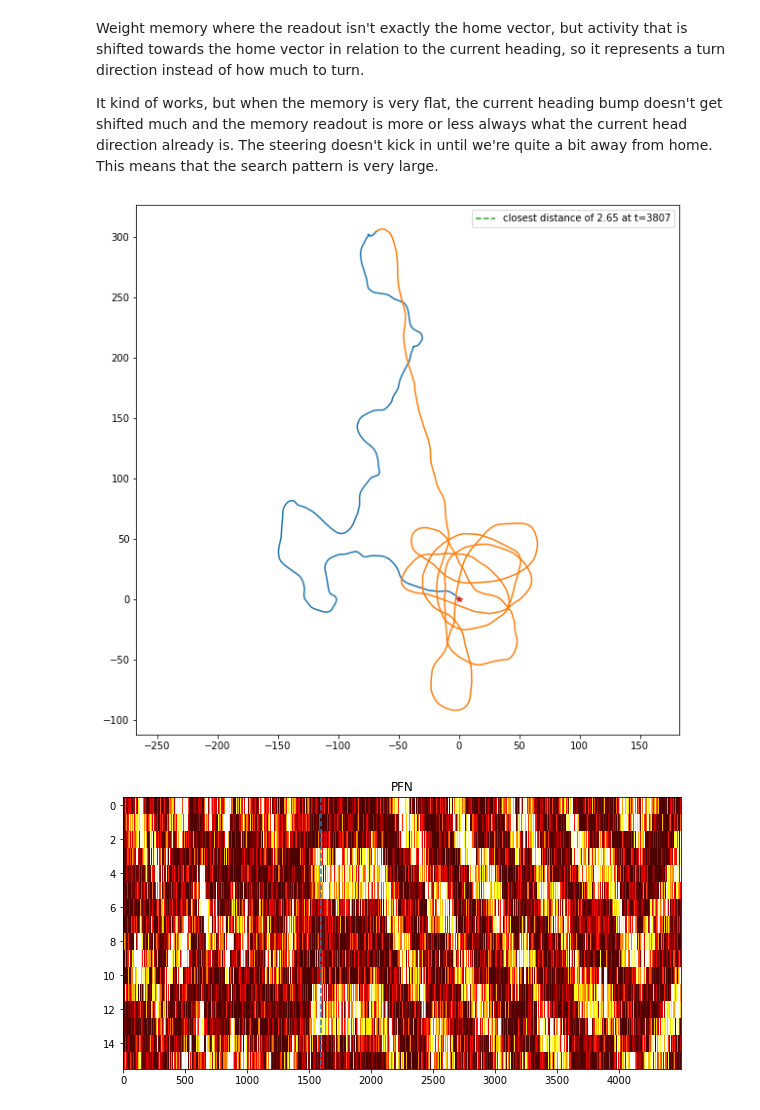
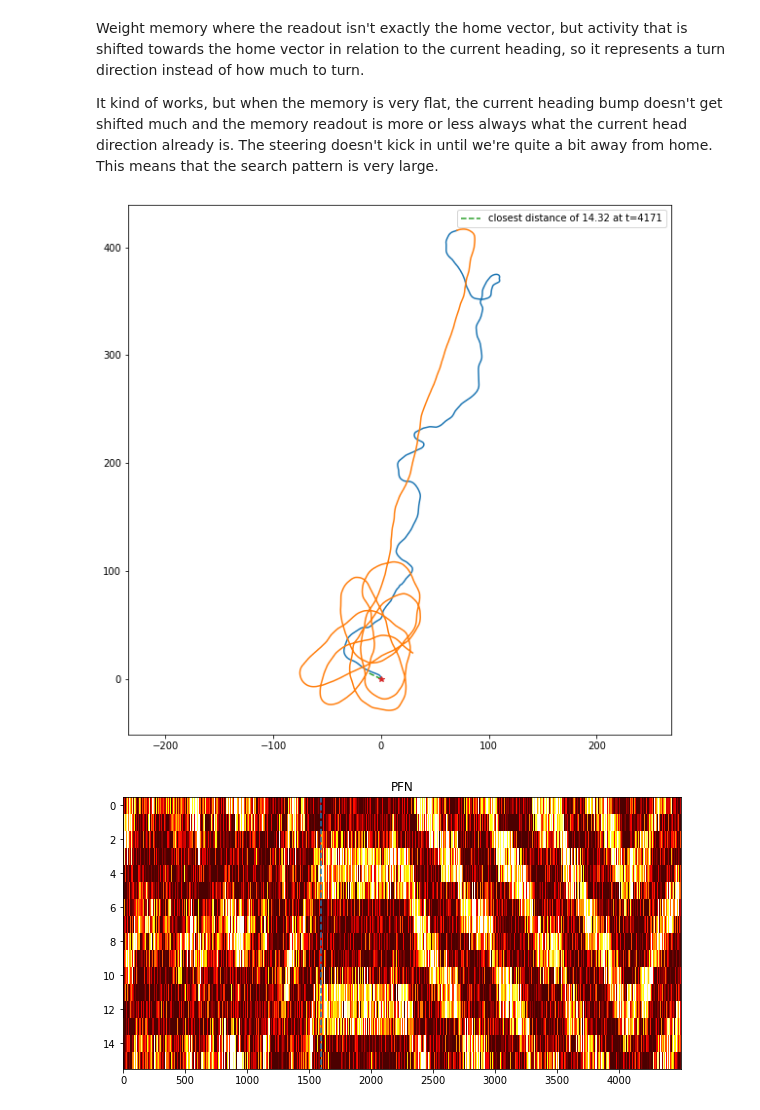
Before and after one commit to nilsceberg/path-integration-memory, a Jupyter notebook: notebooks/ideas/shifted-readout-steering dyes.ipynb, the cells around one changed output. Saved outputs shown, nothing was run; the diff lists cells and outputs as text; code cells hidden in the pictures.

```diff
--- a/notebooks/ideas/shifted-readout-steering dyes.ipynb
+++ b/notebooks/ideas/shifted-readout-steering dyes.ipynb
@@ -22,7 +22,7 @@ parameters = {
     "T_inbound": 3000,
     "min_homing_distance": 300,
     "motor_factor": 0.1,
-    "seed": 42,
+    "seed": 44,
     "record": ["memory", "TB1", "Pontine", "motor", "theory", "CPU4"],
     "cx": {
         "type": "dye",
@@ -74,32 +74,32 @@ plt.title("PFN")
 
 fig = plt.figure(figsize=(10, 5))
 plt.imshow(weights, cmap="hot", interpolation="nearest", aspect="auto", norm=clr.Normalize(0, 0.3))
 timeline(T)
 timeline(t)
 plt.plot([parameters["T_outbound"], parameters["T_outbound"]], [-0.5, 16-0.5], '-')
 plt.title("weights")
 
 plt.figure(figsize=(10, 5))
 plt.imshow(memory, cmap="hot", interpolation="nearest", aspect="auto", norm=clr.Normalize(0, 1))
 timeline(T)
 plt.title("memory output")
 
 plt.figure(figsize=(10, 5))
 plt.imshow(weights[:8,:] - weights[8:,:], cmap="hot", interpolation="nearest", aspect="auto", norm=clr.Normalize(-1, 1))
 #timeline(T)
 
 plt.figure(figsize=(10, 5))
 plt.plot(weights[:8, T], "b-", label="weights L")
 plt.plot(weights[8:, T], "b--", label="weights R")
 
 plt.plot(cpu4[:8, T], "g-", label="CPU4 L")
 plt.plot(cpu4[8:, T], "g--", label="CPU4 R")
 
 plt.plot(memory[:8, T], "m-", label="memory L")
 plt.plot(memory[8:, T], "m--", label="memory R")
 
 plt.legend()
 plt.show()
 # %% [output]
-[figure, old version]
+[figure, new version]
-[figure, old version]
+[figure, new version]
```
Also changed, not shown: parts of 3 cells of this notebook.
